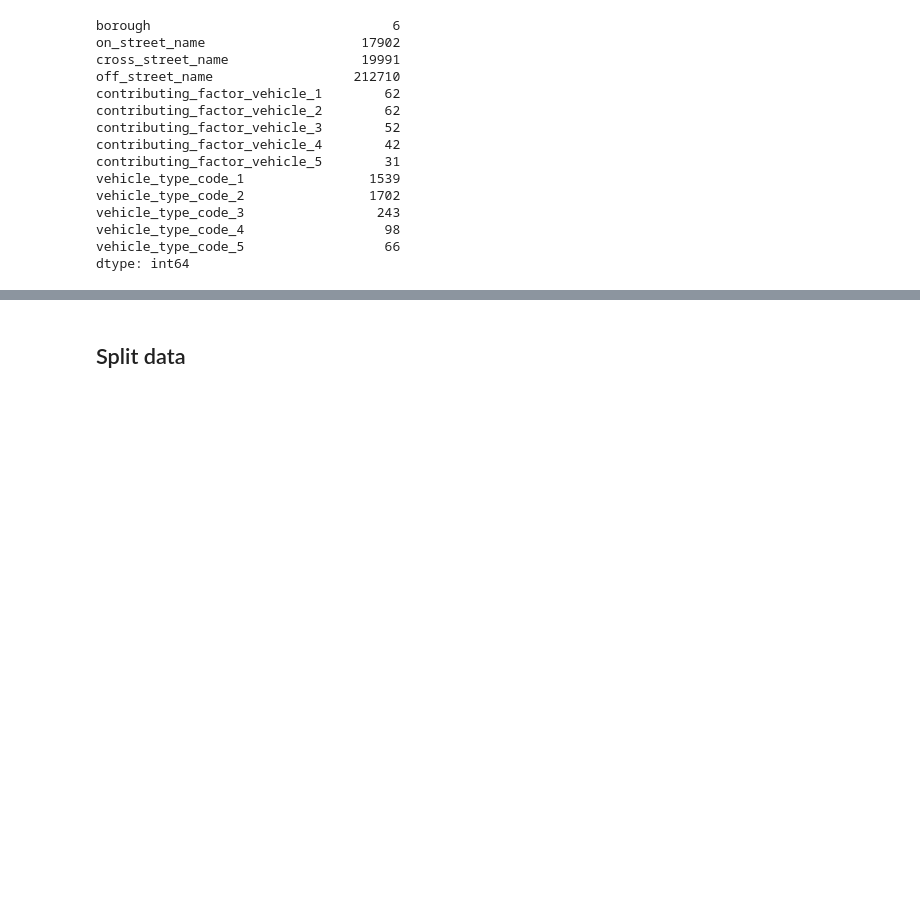
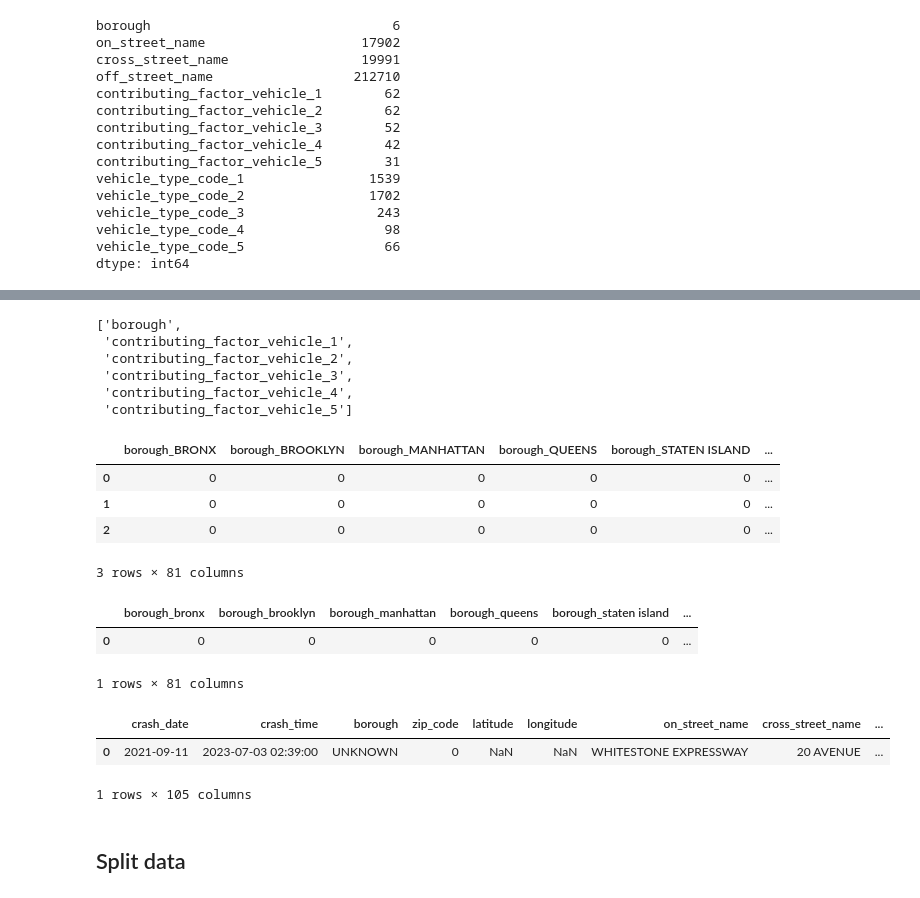
Before and after one commit to MigashaneVictoire/CNY_motor_Vehicle_collisions, a Jupyter notebook: 02_prepare_work_file.ipynb, the cells around one changed output, grey strips where cells are left out. Cells and saved outputs as stored; diff of their text form; code cells hidden in the pictures; blank space fills up the shorter version.

Commit message:
add target and encoding

```diff
--- a/02_prepare_work_file.ipynb
+++ b/02_prepare_work_file.ipynb
@@ -237,0 +219,3 @@ Name: contributing_factor_vehicle_5, dtype: int64
+# %%
+# add target variable to the data
+vehicle["fatality"] = fatalities
@@ -237,0 +234,8 @@ Name: contributing_factor_vehicle_5, dtype: int64
+# %%
+# drop redundent columns
+remove_cols = ["location", "collision_id",
+               "number_of_persons_killed",
+              "number_of_pedestrians_killed",
+              "number_of_cyclist_killed",
+              "number_of_motorist_killed"]
+vehicle = prepare_.drop_cols(vehicle, remove_cols)
@@ -238,2 +259,54 @@ Name: contributing_factor_vehicle_5, dtype: int64
+# %%
+# get all columns from dataframe
+all_columns = vehicle.columns
+
+# containers of different variable types
+categorical = []
+
+# separate variables
+for col in all_columns:
+    # count number of unique valus in the column
+    len_of_uniq = len(vehicle[col].unique())
+
+    # also checking for only object data types
+    if (col != "fatality") and (len_of_uniq <= 20) and (vehicle[col].dtype == "O"):
+        categorical.append(col)
+    else: pass
+# %%
+categorical
+# %% [output]
+['borough',
+ 'contributing_factor_vehicle_1',
+ 'contributing_factor_vehicle_2',
+ 'contributing_factor_vehicle_3',
+ 'contributing_factor_vehicle_4',
+ 'contributing_factor_vehicle_5']
+# %%
+# create dummies of the categorical columns
+dummies = pd.get_dummies(vehicle[categorical])
+
+dummies.head(3)
+# %% [output]
+|  | borough_BRONX | borough_BROOKLYN | borough_MANHATTAN | borough_QUEENS | borough_STATEN ISLAND | ... |
+| 0 | 0 | 0 | 0 | 0 | 0 | ... |
+| 1 | 0 | 0 | 0 | 0 | 0 | ... |
+| 2 | 0 | 0 | 0 | 0 | 0 | ... |
+3 rows × 81 columns
+# %%
+# renmae the dummie columns
+dummies = dummies.rename(columns=lambda x: x.lower().replace("-", "_"))
+dummies.head(1)
+# %% [output]
+|  | borough_bronx | borough_brooklyn | borough_manhattan | borough_queens | borough_staten island | ... |
+| 0 | 0 | 0 | 0 | 0 | 0 | ... |
+1 rows × 81 columns
+# %%
+# add dummies to the dataset
+vehicle[dummies.columns] = dummies
+vehicle.head(1)
+# %% [output]
+|  | crash_date | crash_time | borough | zip_code | latitude | longitude | on_street_name | cross_street_name | ... |
+| 0 | 2021-09-11 | 2023-07-03 02:39:00 | UNKNOWN | 0 | NaN | NaN | WHITESTONE EXPRESSWAY | 20 AVENUE | ... |
+1 rows × 105 columns
 # %% [markdown]
 ## Split data
```
Also changed, not shown: parts of 13 cells of this notebook.
